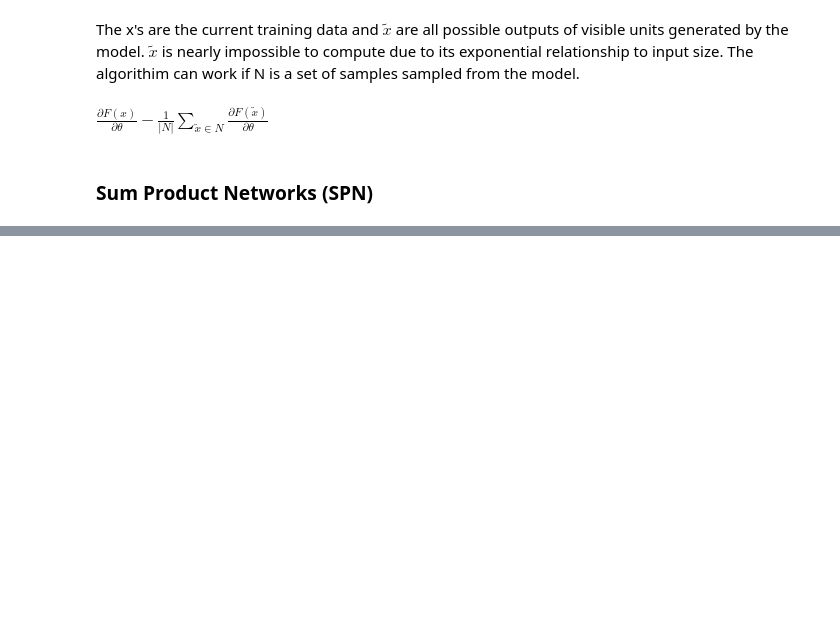
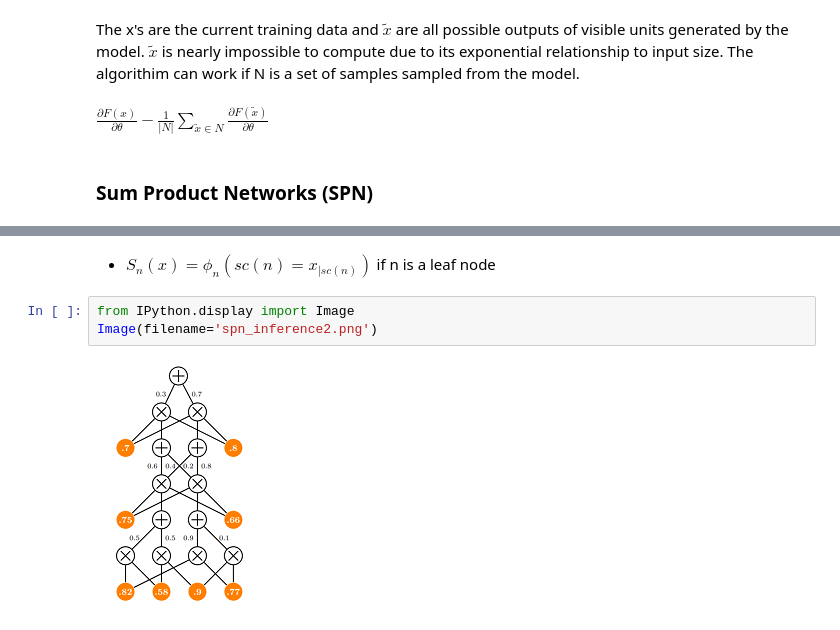
Before and after one commit to rtora/Summer19, a Jupyter notebook: Summer19_report.ipynb, the cells around one changed output, grey strips where cells are left out. Drawn from its saved outputs; the diff is of its cells as text; blank space fills up the shorter version.

```diff
--- a/Summer19_report.ipynb
+++ b/Summer19_report.ipynb
@@ -52,0 +79,7 @@ $\frac{\partial F(x)}{\partial \theta}-\frac{1}{|N|}\sum_{\tilde{x}∈N}^{}\frac
+# %% [markdown]
+- $S_n(x) = \phi _n(sc(n)=x_{|sc(n)})$ if n is a leaf node
+# %%
+from IPython.display import Image
+Image(filename='spn_inference2.png')
+# %% [output]
+[figure, added]
```
Also changed, not shown: parts of 57 cells of this notebook.
